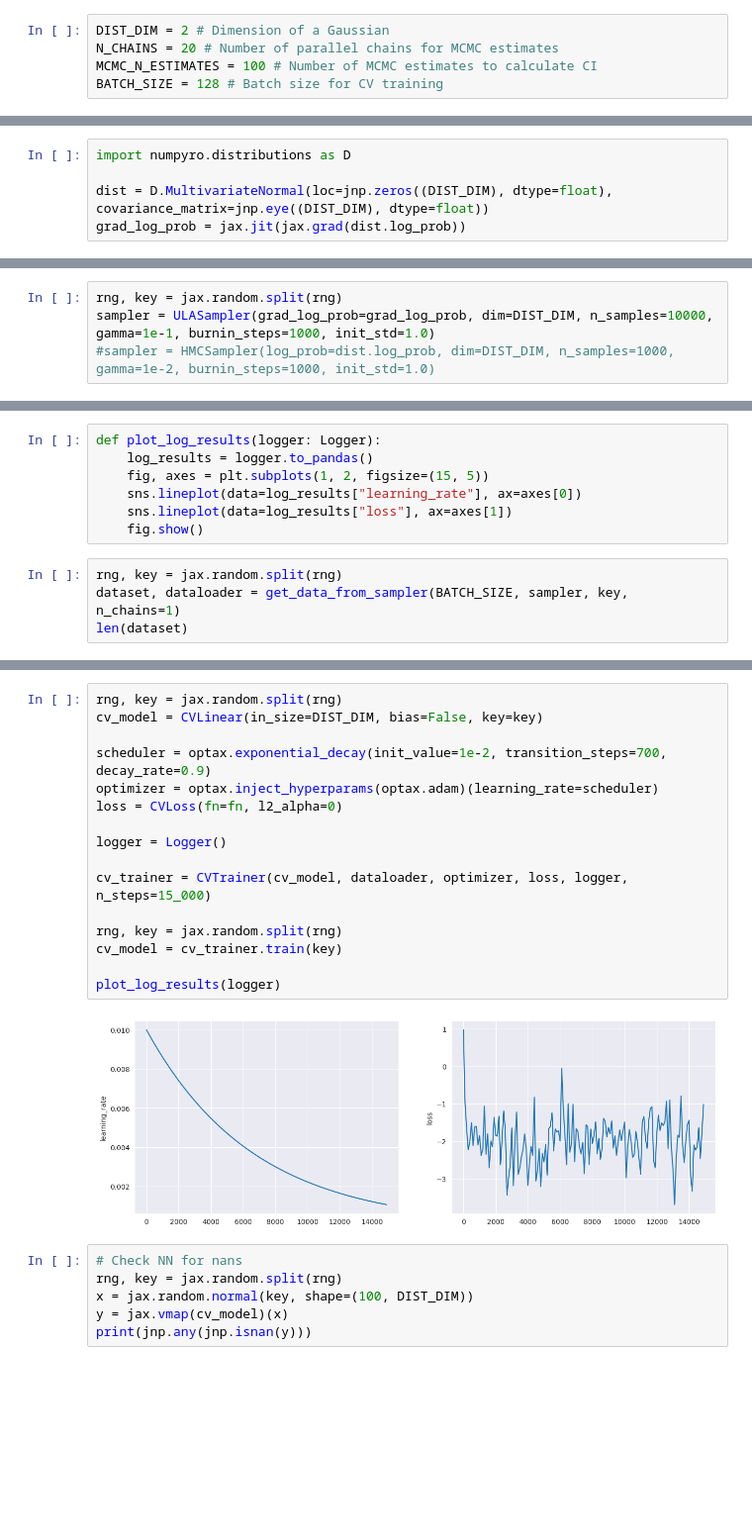
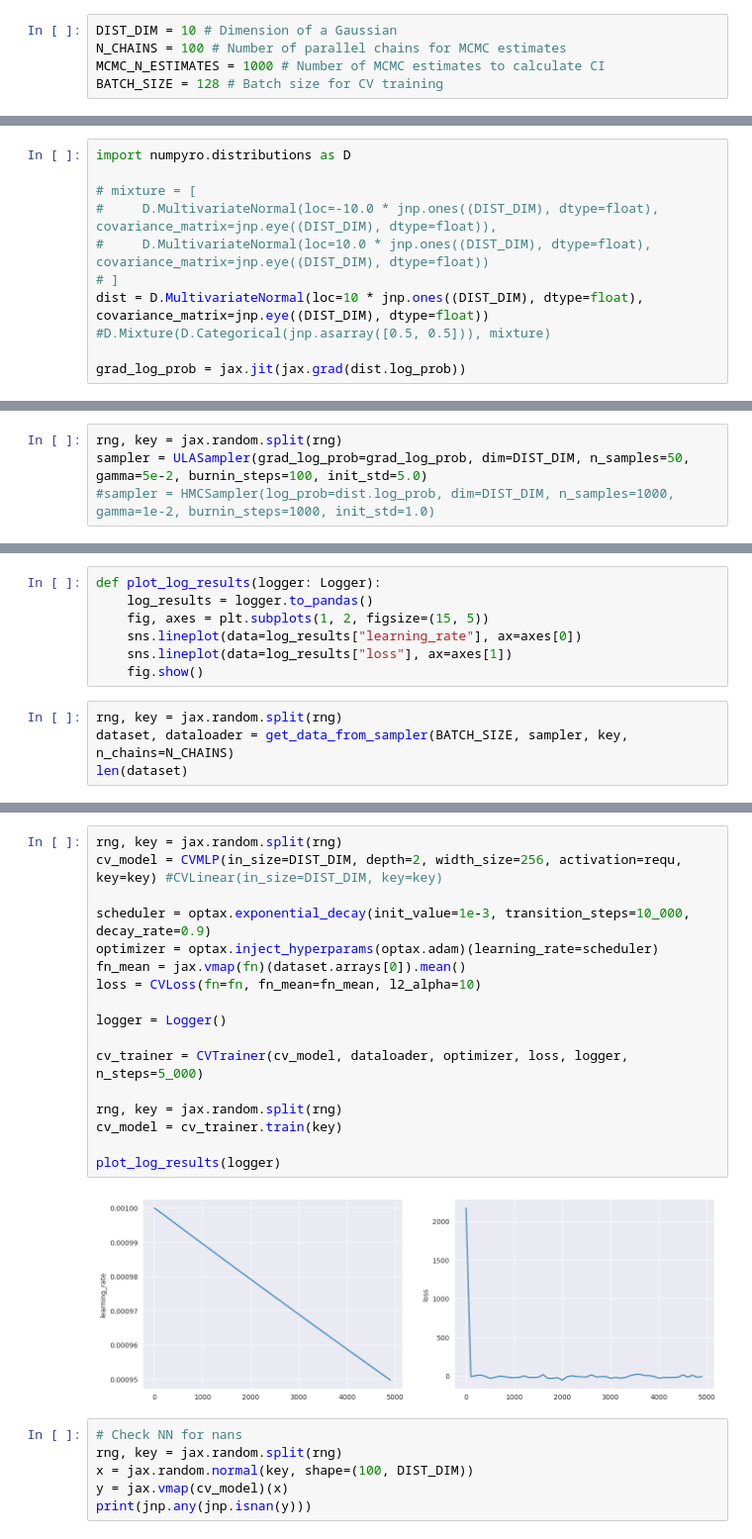
Before and after one commit to kkorolev1/mcmc-control-variates, a Jupyter notebook: experiments.ipynb, the cells around one changed output, grey strips where cells are left out. Shown at 99% size. Drawn from its saved outputs; the diff is of its cells as text; blank space fills up the shorter version.

```diff
--- a/experiments.ipynb
+++ b/experiments.ipynb
@@ -24,9 +24,9 @@ exp_results = pd.DataFrame()
 # %% [markdown]
 ## Experiment Params
 # %%
-DIST_DIM = 2 # Dimension of a Gaussian
-N_CHAINS = 20 # Number of parallel chains for MCMC estimates
-MCMC_N_ESTIMATES = 100 # Number of MCMC estimates to calculate CI
+DIST_DIM = 10 # Dimension of a Gaussian
+N_CHAINS = 100 # Number of parallel chains for MCMC estimates
+MCMC_N_ESTIMATES = 1000 # Number of MCMC estimates to calculate CI
 BATCH_SIZE = 128 # Batch size for CV training
 # %%
 rng = jax.random.PRNGKey(50)
@@ -35,5 +37,10 @@ rng = jax.random.PRNGKey(50)
 # %%
 import numpyro.distributions as D
 
-dist = D.MultivariateNormal(loc=jnp.zeros((DIST_DIM), dtype=float), covariance_matrix=jnp.eye((DIST_DIM), dtype=float))
+# mixture = [
+#     D.MultivariateNormal(loc=-10.0 * jnp.ones((DIST_DIM), dtype=float), covariance_matrix=jnp.eye((DIST_DIM), dtype=float)),
+#     D.MultivariateNormal(loc=10.0 * jnp.ones((DIST_DIM), dtype=float), covariance_matrix=jnp.eye((DIST_DIM), dtype=float))
+# ]
+dist = D.MultivariateNormal(loc=10 * jnp.ones((DIST_DIM), dtype=float), covariance_matrix=jnp.eye((DIST_DIM), dtype=float)) #D.Mixture(D.Categorical(jnp.asarray([0.5, 0.5])), mixture)
+
 grad_log_prob = jax.jit(jax.grad(dist.log_prob))
@@ -54,6 +59,6 @@ plt.show()
 from mcmc import ULASampler, HMCSampler
 # %%
 rng, key = jax.random.split(rng)
-sampler = ULASampler(grad_log_prob=grad_log_prob, dim=DIST_DIM, n_samples=10000, gamma=1e-1, burnin_steps=1000, init_std=1.0)
+sampler = ULASampler(grad_log_prob=grad_log_prob, dim=DIST_DIM, n_samples=50, gamma=5e-2, burnin_steps=100, init_std=5.0)
 #sampler = HMCSampler(log_prob=dist.log_prob, dim=DIST_DIM, n_samples=1000, gamma=1e-2, burnin_steps=1000, init_std=1.0)
 # %%
@@ -121,6 +127,6 @@ def plot_log_results(logger: Logger):
     fig.show()
 # %%
 rng, key = jax.random.split(rng)
-dataset, dataloader = get_data_from_sampler(BATCH_SIZE, sampler, key, n_chains=1)
+dataset, dataloader = get_data_from_sampler(BATCH_SIZE, sampler, key, n_chains=N_CHAINS)
 len(dataset)
 # %% [output]
@@ -134,21 +142,22 @@ plt.show()
 # %%
 rng, key = jax.random.split(rng)
-cv_model = CVLinear(in_size=DIST_DIM, bias=False, key=key)
+cv_model = CVMLP(in_size=DIST_DIM, depth=2, width_size=256, activation=requ, key=key) #CVLinear(in_size=DIST_DIM, key=key)
 
-scheduler = optax.exponential_decay(init_value=1e-2, transition_steps=700, decay_rate=0.9)
+scheduler = optax.exponential_decay(init_value=1e-3, transition_steps=10_000, decay_rate=0.9)
 optimizer = optax.inject_hyperparams(optax.adam)(learning_rate=scheduler)
-loss = CVLoss(fn=fn, l2_alpha=0)
+fn_mean = jax.vmap(fn)(dataset.arrays[0]).mean()
+loss = CVLoss(fn=fn, fn_mean=fn_mean, l2_alpha=10)
 
 logger = Logger()
 
-cv_trainer = CVTrainer(cv_model, dataloader, optimizer, loss, logger, n_steps=15_000)
+cv_trainer = CVTrainer(cv_model, dataloader, optimizer, loss, logger, n_steps=5_000)
 
 rng, key = jax.random.split(rng)
 cv_model = cv_trainer.train(key)
 
 plot_log_results(logger)
 # %% [output]
-[figure, old version]
+[figure, new version]
 # %%
 # Check NN for nans
 rng, key = jax.random.split(rng)
```
Also changed, not shown: parts of 34 cells of this notebook, 1 other file.
